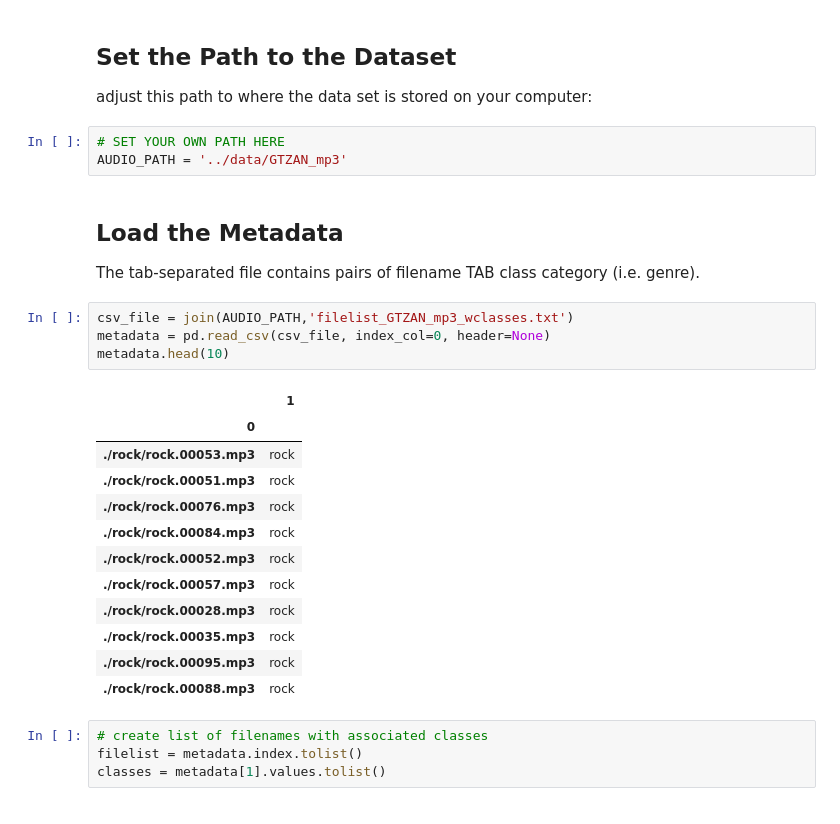
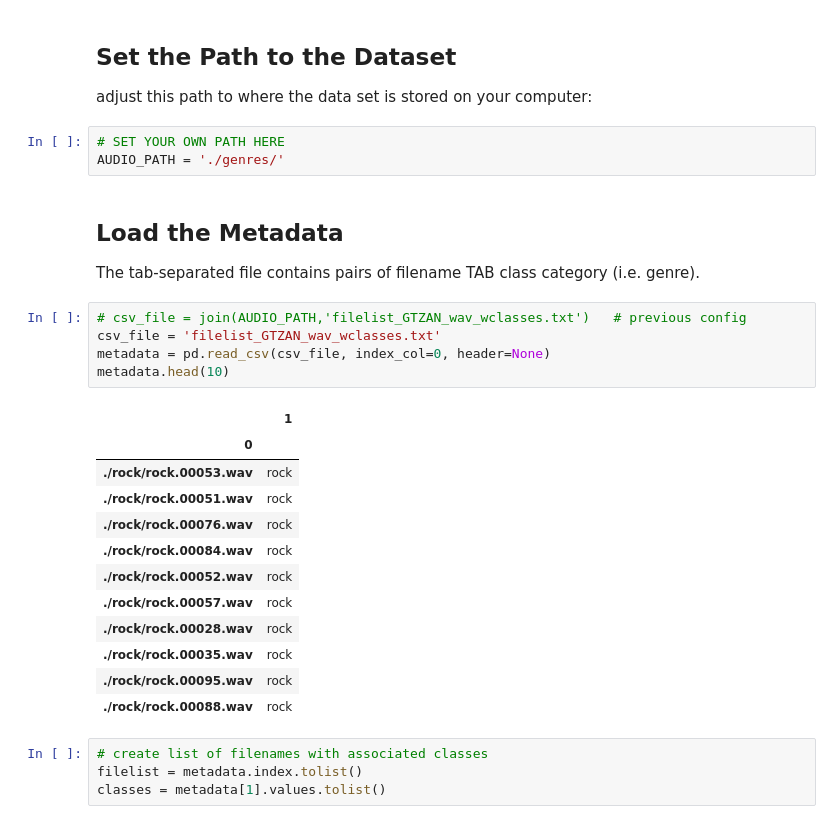
Before and after one commit to bagustris/DL_MIR_Tutorial2, a Jupyter notebook: Music_genre_classification.ipynb, the cells around one changed output. Drawn from its saved outputs; the diff is of its cells as text.

```diff
--- a/Music_genre_classification.ipynb
+++ b/Music_genre_classification.ipynb
@@ -93,28 +96,29 @@ Using Theano backend.
 adjust this path to where the data set is stored on your computer:
 # %%
 # SET YOUR OWN PATH HERE
-AUDIO_PATH = '../data/GTZAN_mp3'
+AUDIO_PATH = './genres/'
 # %% [markdown]
 ## Load the Metadata
 
 The tab-separated file contains pairs of filename TAB class category (i.e. genre).
 # %%
-csv_file = join(AUDIO_PATH,'filelist_GTZAN_mp3_wclasses.txt')
+# csv_file = join(AUDIO_PATH,'filelist_GTZAN_wav_wclasses.txt')   # previous config
+csv_file = 'filelist_GTZAN_wav_wclasses.txt'
 metadata = pd.read_csv(csv_file, index_col=0, header=None)
 metadata.head(10)
 # %% [output]
 |  | 1 |
 | 0 |  |
-| ./rock/rock.00053.mp3 | rock |
-| ./rock/rock.00051.mp3 | rock |
-| ./rock/rock.00076.mp3 | rock |
-| ./rock/rock.00084.mp3 | rock |
-| ./rock/rock.00052.mp3 | rock |
-| ./rock/rock.00057.mp3 | rock |
-| ./rock/rock.00028.mp3 | rock |
-| ./rock/rock.00035.mp3 | rock |
-| ./rock/rock.00095.mp3 | rock |
-| ./rock/rock.00088.mp3 | rock |
+| ./rock/rock.00053.wav | rock |
+| ./rock/rock.00051.wav | rock |
+| ./rock/rock.00076.wav | rock |
+| ./rock/rock.00084.wav | rock |
+| ./rock/rock.00052.wav | rock |
+| ./rock/rock.00057.wav | rock |
+| ./rock/rock.00028.wav | rock |
+| ./rock/rock.00035.wav | rock |
+| ./rock/rock.00095.wav | rock |
+| ./rock/rock.00088.wav | rock |
 # %%
 # create list of filenames with associated classes
 filelist = metadata.index.tolist()
```
Also changed, not shown: parts of 37 cells of this notebook, 4 other files.
